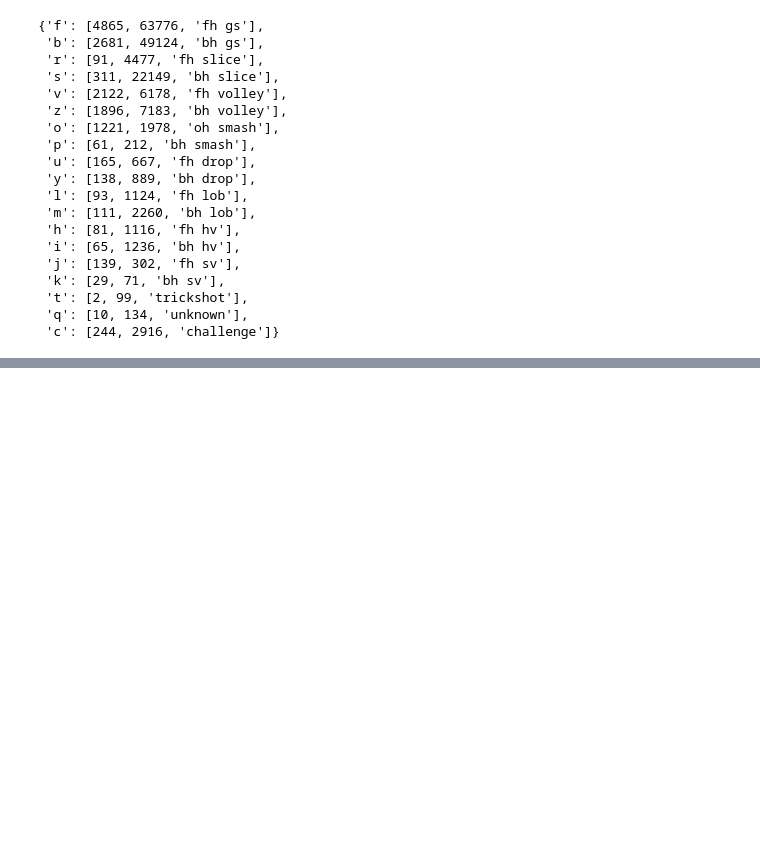
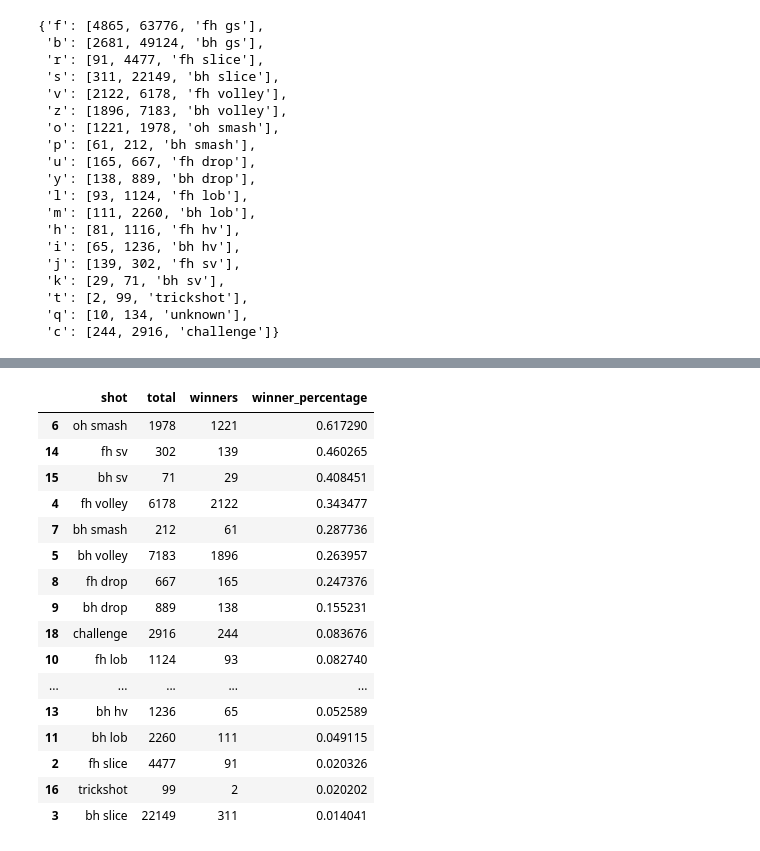
Before and after one commit to kyirong6/303, a Jupyter notebook: experiments/experiments.ipynb, the cells around one changed output, grey strips where cells are left out. Cells and saved outputs as stored; diff of their text form; code cells hidden in the pictures; blank space fills up the shorter version.

```diff
--- a/experiments/experiments.ipynb
+++ b/experiments/experiments.ipynb
@@ -217,0 +282,20 @@ c5f18y1f3*
+# %%
+shot_selection_df.sort_values("winner_percentage", ascending=False)
+# %% [output]
+|  | shot | total | winners | winner_percentage |
+| 6 | oh smash | 1978 | 1221 | 0.617290 |
+| 14 | fh sv | 302 | 139 | 0.460265 |
+| 15 | bh sv | 71 | 29 | 0.408451 |
+| 4 | fh volley | 6178 | 2122 | 0.343477 |
+| 7 | bh smash | 212 | 61 | 0.287736 |
+| 5 | bh volley | 7183 | 1896 | 0.263957 |
+| 8 | fh drop | 667 | 165 | 0.247376 |
+| 9 | bh drop | 889 | 138 | 0.155231 |
+| 18 | challenge | 2916 | 244 | 0.083676 |
+| 10 | fh lob | 1124 | 93 | 0.082740 |
+| ... | ... | ... | ... | ... |
+| 13 | bh hv | 1236 | 65 | 0.052589 |
+| 11 | bh lob | 2260 | 111 | 0.049115 |
+| 2 | fh slice | 4477 | 91 | 0.020326 |
+| 16 | trickshot | 99 | 2 | 0.020202 |
+| 3 | bh slice | 22149 | 311 | 0.014041 |
```
Also changed, not shown: parts of 12 cells of this notebook, 5 other files.
